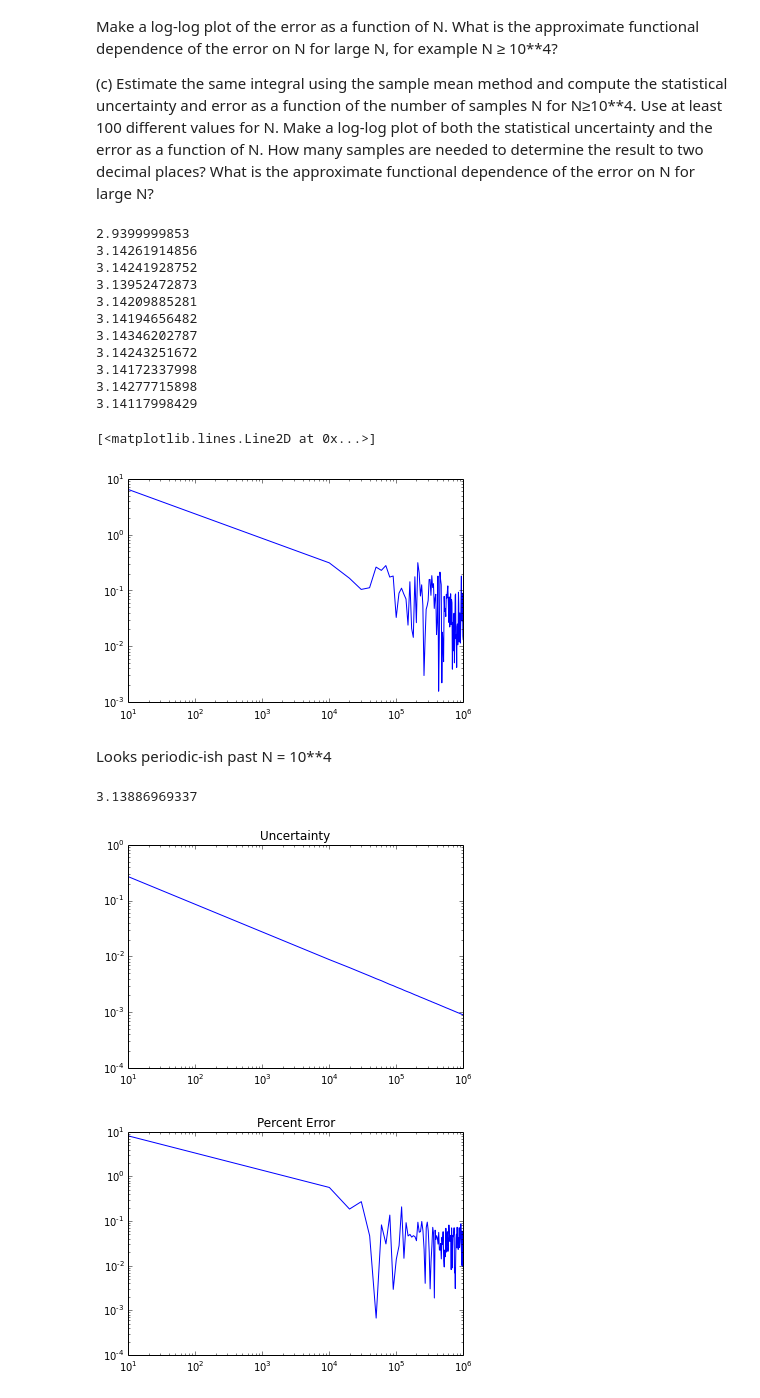
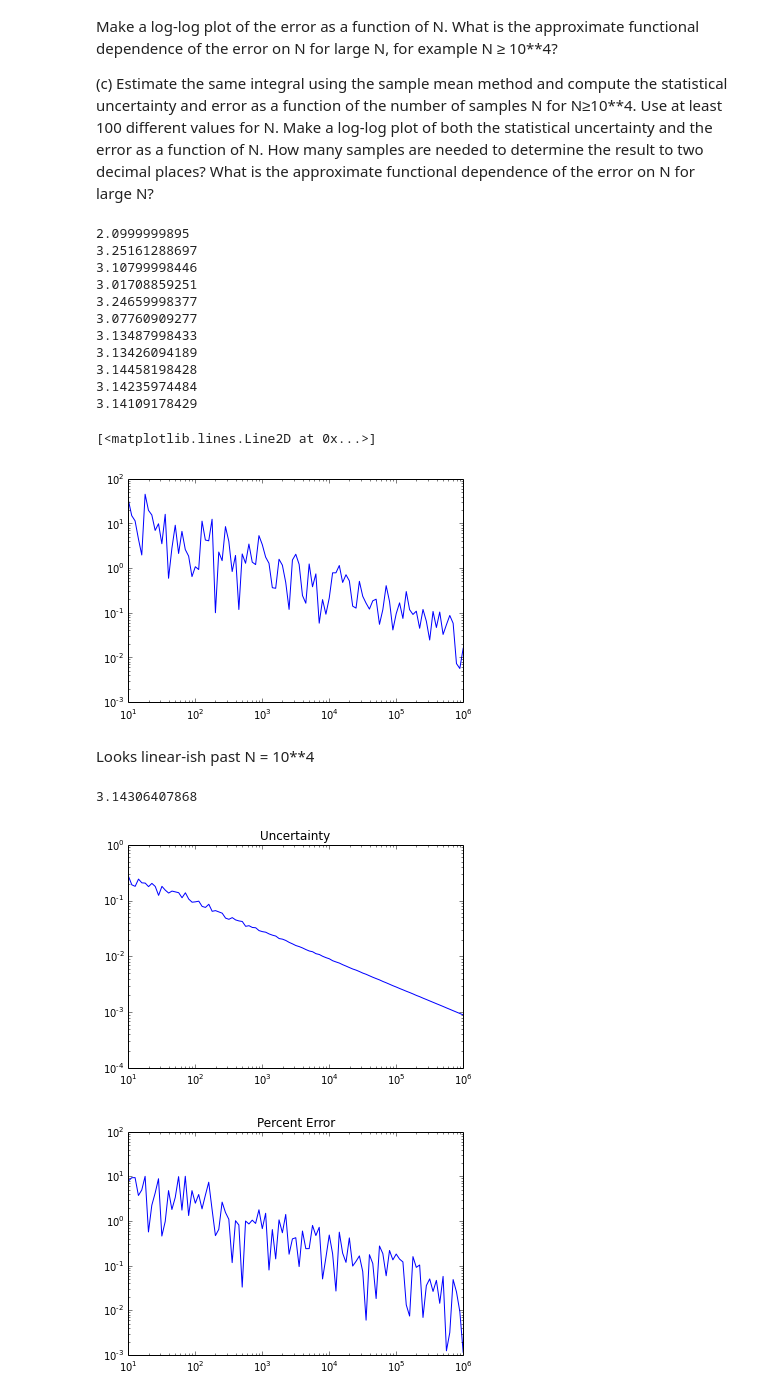
Before and after one commit to cspearso/PHYS202-S14, a Jupyter notebook: SciPy/MCIntegrationExercises.ipynb, the cells around one changed output. Drawn from its saved outputs; the diff is of its cells as text; code cells hidden in the pictures.

```diff
--- a/SciPy/MCIntegrationExercises.ipynb
+++ b/SciPy/MCIntegrationExercises.ipynb
@@ -143,37 +141,38 @@ def hitOrMiss(N=10000,xmin=0.,xmax=1.):
 
     return I
 
-i = np.linspace(10,1e6,101)
+i = np.logspace(1,6,101)
 a = []
 for N in i:
     a.append(hitOrMiss(N))
 #just printing 10 for convinience
 
-for i in arange(0,110, 10):
+for i in arange(0,101, 10):
     print a[i]
 # %% [output]
-2.9399999853
-3.14261914856
-3.14241928752
-3.13952472873
-3.14209885281
-3.14194656482
-3.14346202787
-3.14243251672
-3.14172337998
-3.14277715898
-3.14117998429
+2.0999999895
+3.25161288697
+3.10799998446
+3.01708859251
+3.24659998377
+3.07760909277
+3.13487998433
+3.13426094189
+3.14458198428
+3.14235974484
+3.14109178429
 # %%
 #b
 percent_error = abs((np.array(a)-pi)/pi)*100
-i = np.linspace(10,1e6,101)
+i = np.logspace(1,6,101)
 plt.loglog(i,percent_error)
 # %% [output]
 [<matplotlib.lines.Line2D at 0x...>]
-[figure, old version]
+[figure, new version]
 # %% [markdown]
-Looks periodic-ish past N = 10\*\*4
+Looks linear-ish past N = 10\*\*4
 # %%
+#c
 def sampleMean(N=10000,xmin=0.,xmax=1.):
 
     f = lambda x: 4*np.sqrt(1-x**2)
@@ -182,35 +181,35 @@ def sampleMean(N=10000,xmin=0.,xmax=1.):
 
     samples_x = xmin + (xmax-xmin)*np.random.random_sample(N);
 
     approx = f(samples_x)
     I = approx.mean()*(xmax-xmin)
 
     Iunc = (xmax-xmin)*np.sqrt( ((approx**2).mean()-(approx.mean())**2)/N )
 
     Ierr = 100*np.abs(Iexact-I)/Iexact
 
     return [I,Iunc,Ierr]
 
-i = linspace(10,1e6,101)
+i = logspace(1,6,101)
 
 I = []
 Iunc = []
 Ierr = []
 
 for N in i:
     a = sampleMean(N)
     I.append(a[0])
     Iunc.append(a[1])
     Ierr.append(a[2])
 print I[92]
 plt.loglog(i,Iunc)
 plt.title("Uncertainty")
 plt.figure()
 plt.loglog(i,Ierr)
 plt.title("Percent Error")
 plt.show()
 # %% [output]
-3.13886969337
+3.14306407868
-[figure, old version]
+[figure, new version]
-[figure, old version]
+[figure, new version]
 # %% [markdown]
```
Also changed, not shown: parts of 5 cells of this notebook, 1 other file.
